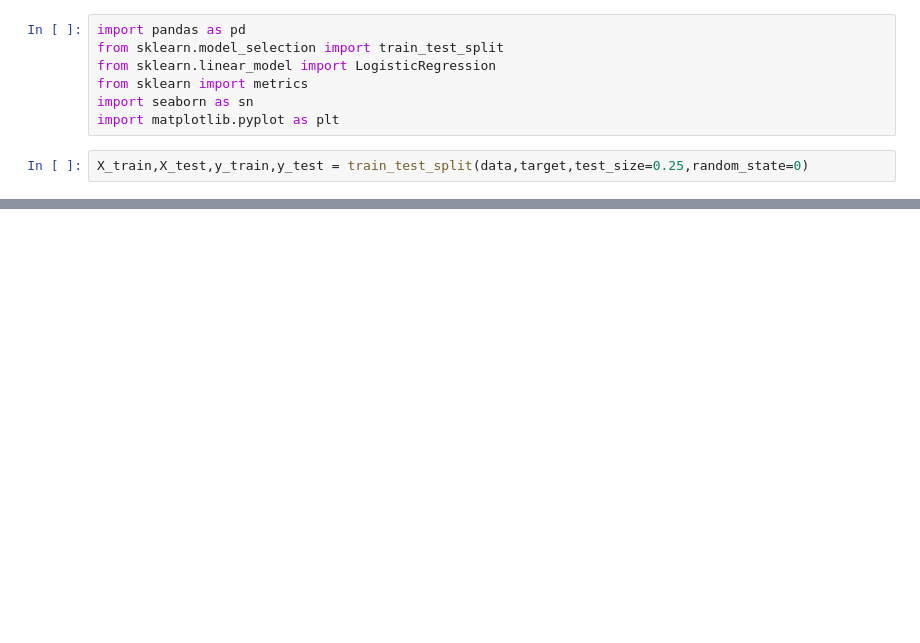
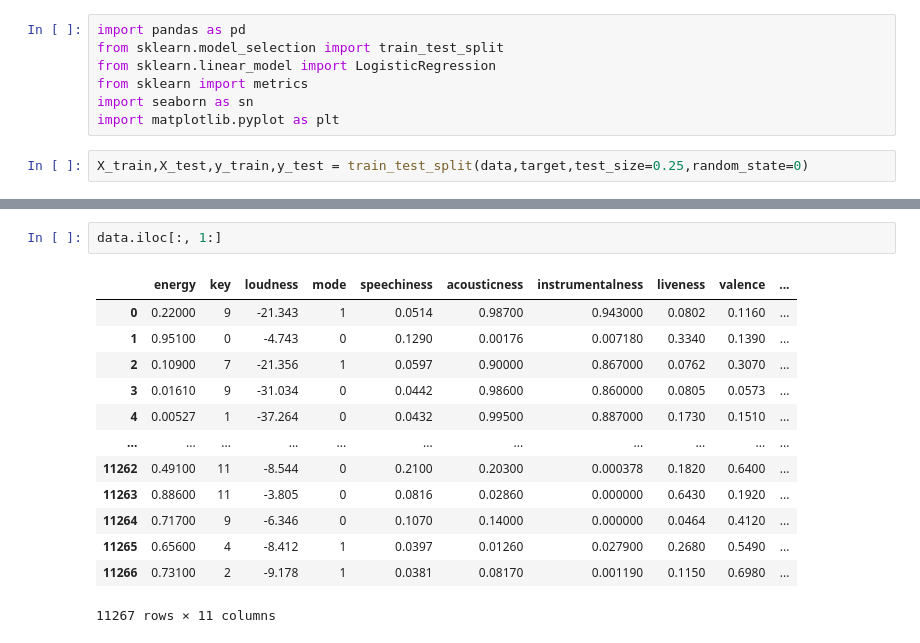
Before and after one commit to etarakci/music-genre-prediction, a Jupyter notebook: niama_work.ipynb, the cells around one changed output, grey strips where cells are left out. Cells and saved outputs as stored; diff of their text form; blank space fills up the shorter version.

```diff
--- a/niama_work.ipynb
+++ b/niama_work.ipynb
@@ -66,0 +69,16 @@ X_train,X_test,y_train,y_test = train_test_split(data,target,test_size=0.25,rand
+# %%
+data.iloc[:, 1:]
+# %% [output]
+|  | energy | key | loudness | mode | speechiness | acousticness | instrumentalness | liveness | valence | ... |
+| 0 | 0.22000 | 9 | -21.343 | 1 | 0.0514 | 0.98700 | 0.943000 | 0.0802 | 0.1160 | ... |
+| 1 | 0.95100 | 0 | -4.743 | 0 | 0.1290 | 0.00176 | 0.007180 | 0.3340 | 0.1390 | ... |
+| 2 | 0.10900 | 7 | -21.356 | 1 | 0.0597 | 0.90000 | 0.867000 | 0.0762 | 0.3070 | ... |
+| 3 | 0.01610 | 9 | -31.034 | 0 | 0.0442 | 0.98600 | 0.860000 | 0.0805 | 0.0573 | ... |
+| 4 | 0.00527 | 1 | -37.264 | 0 | 0.0432 | 0.99500 | 0.887000 | 0.1730 | 0.1510 | ... |
+| ... | ... | ... | ... | ... | ... | ... | ... | ... | ... | ... |
+| 11262 | 0.49100 | 11 | -8.544 | 0 | 0.2100 | 0.20300 | 0.000378 | 0.1820 | 0.6400 | ... |
+| 11263 | 0.88600 | 11 | -3.805 | 0 | 0.0816 | 0.02860 | 0.000000 | 0.6430 | 0.1920 | ... |
+| 11264 | 0.71700 | 9 | -6.346 | 0 | 0.1070 | 0.14000 | 0.000000 | 0.0464 | 0.4120 | ... |
+| 11265 | 0.65600 | 4 | -8.412 | 1 | 0.0397 | 0.01260 | 0.027900 | 0.2680 | 0.5490 | ... |
+| 11266 | 0.73100 | 2 | -9.178 | 1 | 0.0381 | 0.08170 | 0.001190 | 0.1150 | 0.6980 | ... |
+11267 rows × 11 columns
```
Also changed, not shown: parts of 11 cells of this notebook, 3 other files.
